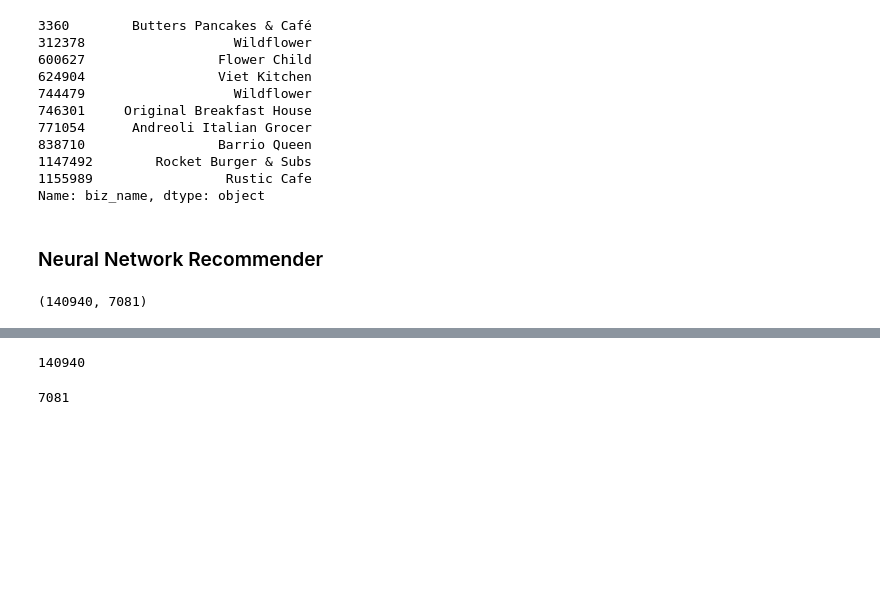
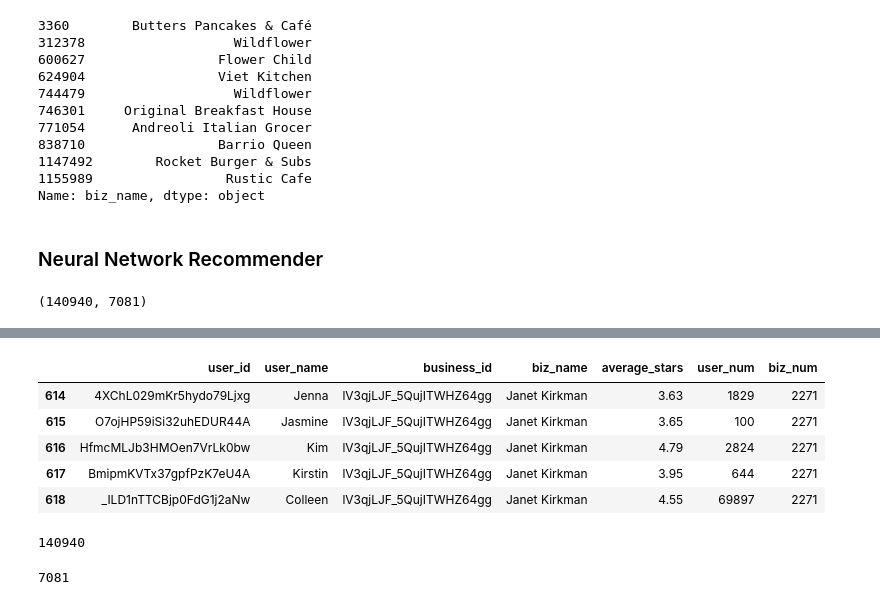
Before and after one commit to yuchild/yelp_cap3_jupyter, a Jupyter notebook: yelp_users_help_from_yelp.ipynb, the cells around one changed output, grey strips where cells are left out. Cells and saved outputs as stored; diff of their text form; code cells hidden in the pictures; blank space fills up the shorter version.

```diff
--- a/yelp_users_help_from_yelp.ipynb
+++ b/yelp_users_help_from_yelp.ipynb
@@ -265,0 +274,2 @@ user_rev_biz_scott = user_rev_biz[['user_id'
+# %%
+user_rev_biz_scott['user_num'] = user_rev_biz_scott.user_id.map(user_id_dict)
@@ -265,0 +284,4 @@ user_rev_biz_scott = user_rev_biz[['user_id'
+# %%
+biz_id_list = list(user_rev_biz_scott.business_id.value_counts().index)
+# %%
+biz_id_dict = {y: x for (x, y) in enumerate(biz_id_list)}
@@ -266,3 +294,14 @@ user_rev_biz_scott = user_rev_biz[['user_id'
+# %%
+user_rev_biz_scott['biz_num'] = user_rev_biz_scott.business_id.map(biz_id_dict)
+# %%
+user_rev_biz_scott.head()
+# %% [output]
+|  | user_id | user_name | business_id | biz_name | average_stars | user_num | biz_num |
+| 614 | 4XChL029mKr5hydo79Ljxg | Jenna | lV3qjLJF_5QujITWHZ64gg | Janet Kirkman | 3.63 | 1829 | 2271 |
+| 615 | O7ojHP59iSi32uhEDUR44A | Jasmine | lV3qjLJF_5QujITWHZ64gg | Janet Kirkman | 3.65 | 100 | 2271 |
+| 616 | HfmcMLJb3HMOen7VrLk0bw | Kim | lV3qjLJF_5QujITWHZ64gg | Janet Kirkman | 4.79 | 2824 | 2271 |
+| 617 | BmipmKVTx37gpfPzK7eU4A | Kirstin | lV3qjLJF_5QujITWHZ64gg | Janet Kirkman | 3.95 | 644 | 2271 |
+| 618 | _ILD1nTTCBjp0FdG1j2aNw | Colleen | lV3qjLJF_5QujITWHZ64gg | Janet Kirkman | 4.55 | 69897 | 2271 |
 # %%
 from sklearn.model_selection import train_test_split
 # %%
```
Also changed, not shown: parts of 13 cells of this notebook.
